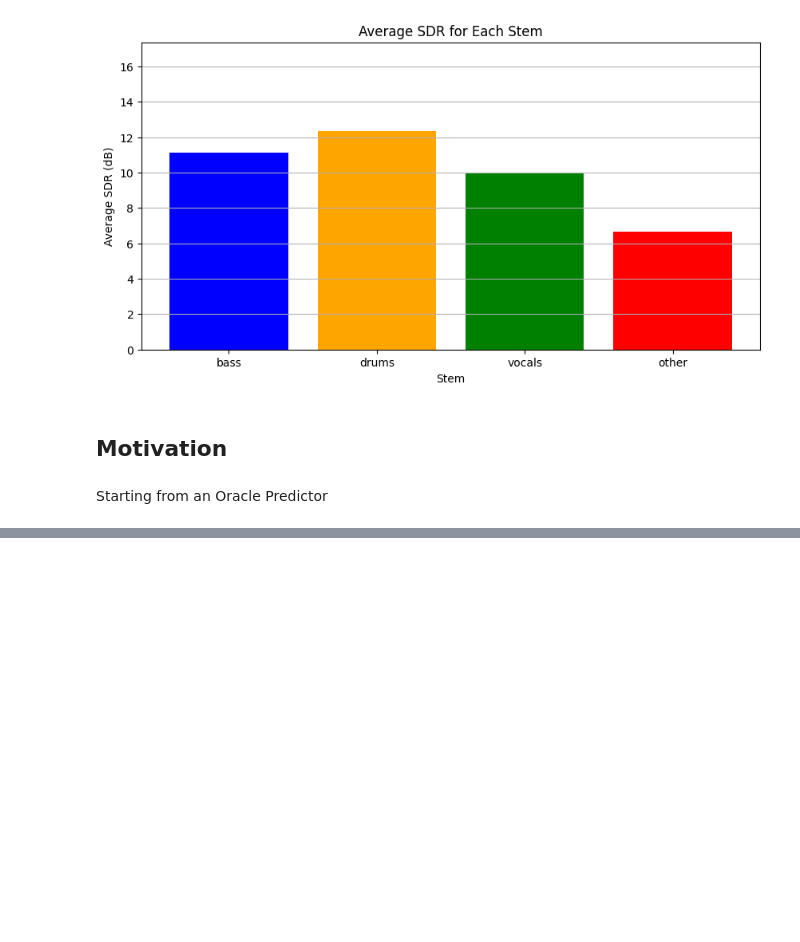
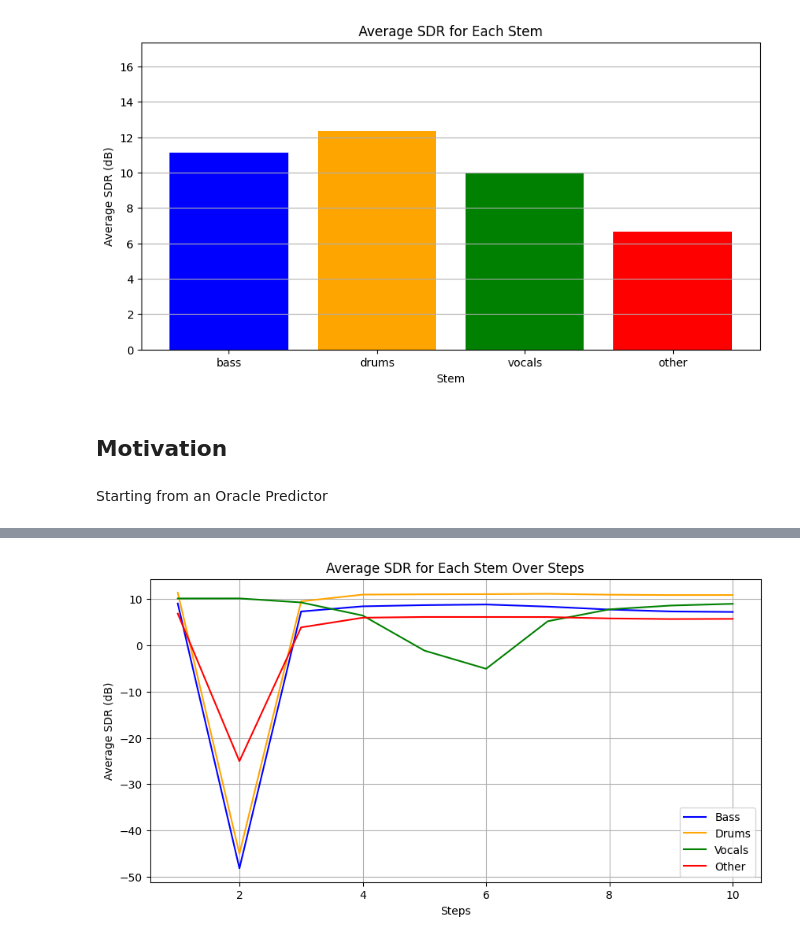
Before and after one commit to alessandromanattini/DEMIXING, a Jupyter notebook: L12_Magalini_Manattini_Marri.ipynb, the cells around one changed output, grey strips where cells are left out. Saved outputs shown, nothing was run; the diff lists cells and outputs as text; code cells hidden in the pictures; blank space fills up the shorter version.

```diff
--- a/L12_Magalini_Manattini_Marri.ipynb
+++ b/L12_Magalini_Manattini_Marri.ipynb
@@ -836,0 +959,50 @@ plot_sdr_results(average_sdr_dict)
+# %%
+# use the function to evaluate SDR across all the dataset using progressive inference
+average_sdr = progressive_inference_across_dataset_V2(
+    dataset_dict_reduced,
+    model,
+    sample_rate,
+    SEGMENT_LENGTH,
+    device,
+    target_stem="vocals",
+    normalize=True,
+    steps=10,
+    schedule_type="linear",
+    overlap=0.0,
+    initial_gains={"bass": 0.25, "drums": 0.25, "vocals": 0.25, "other": 0.25},
+)
+# %%
+# Convert average_sdr tensor to a dictionary with numpy values
+average_sdr_dict = {
+    "bass": average_sdr[0].cpu().numpy(),
+    "drums": average_sdr[1].cpu().numpy(),
+    "vocals": average_sdr[2].cpu().numpy(),
+    "other": average_sdr[3].cpu().numpy()
+}
+
+# Plot the SDR results with x-axis the SDR values and y-axis the steps using average_sdr_dict.
+def plot_sdr_results(average_sdr_dict):
+    """
+    Plot the SDR results for each stem.
+
+    Args:
+        average_sdr_dict (dict): Dictionary containing the average SDR for each stem.
+    """
+    steps = np.arange(1, len(average_sdr_dict["bass"]) + 1)
+
+    plt.figure(figsize=(10, 5))
+    plt.plot(steps, average_sdr_dict["bass"], label="Bass", color='blue')
+    plt.plot(steps, average_sdr_dict["drums"], label="Drums", color='orange')
+    plt.plot(steps, average_sdr_dict["vocals"], label="Vocals", color='green')
+    plt.plot(steps, average_sdr_dict["other"], label="Other", color='red')
+
+    plt.xlabel('Steps')
+    plt.ylabel('Average SDR (dB)')
+    plt.title('Average SDR for Each Stem Over Steps')
+    plt.legend()
+    plt.grid()
+    plt.show()
+
+plot_sdr_results(average_sdr_dict)
+# %% [output]
+[figure, added]
```
Also changed, not shown: parts of 11 cells of this notebook, 1 other file.
